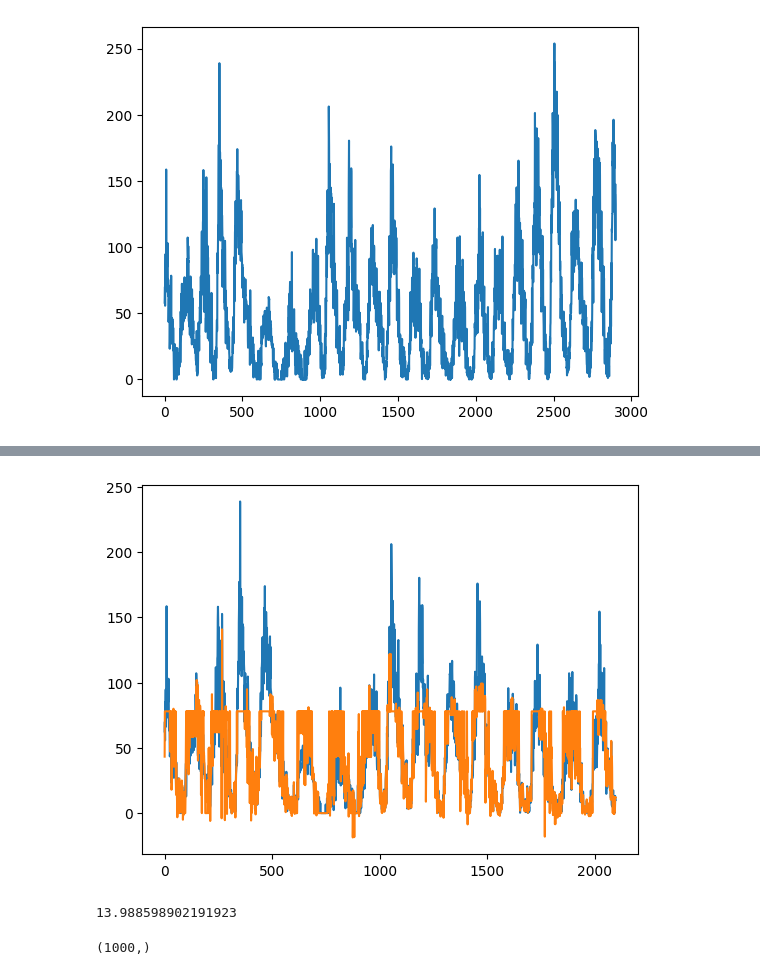
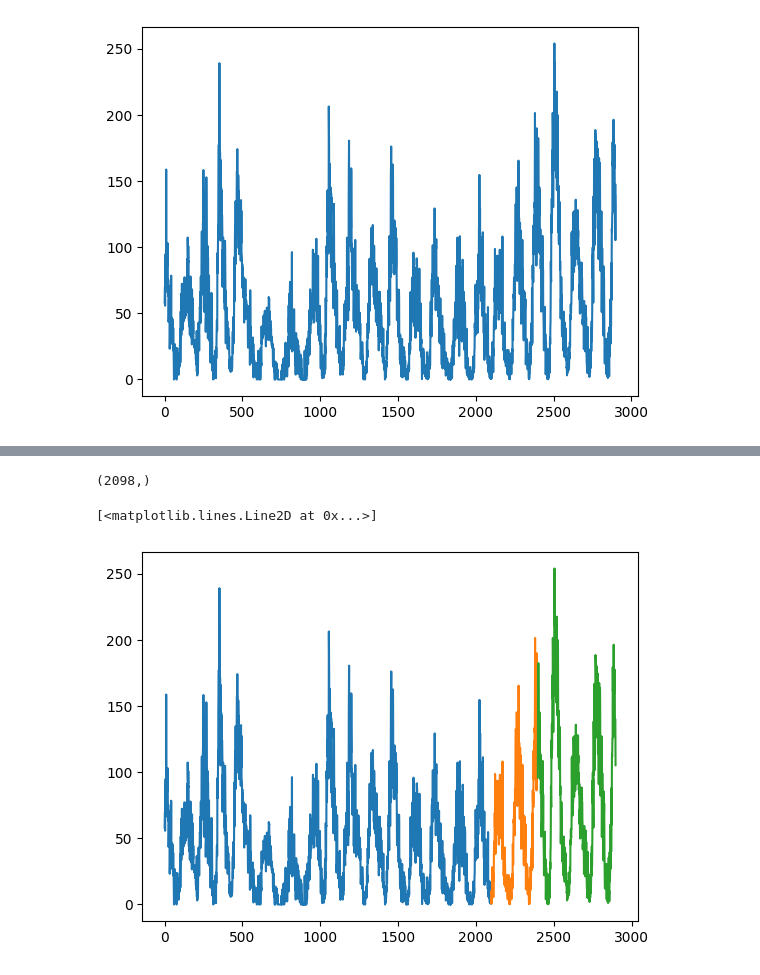
Before and after one commit to g-lago8/ComputationalNeuroScience, a Jupyter notebook: LAB1/lsm.ipynb, the cells around one changed output, grey strips where cells are left out. Saved outputs shown, nothing was run; the diff lists cells and outputs as text; code cells hidden in the pictures.

```diff
--- a/LAB1/lsm.ipynb
+++ b/LAB1/lsm.ipynb
@@ -85,16 +144,11 @@ readout = target_train @ pinv(train_states)
-# %%
-# predict training
-pred_train = readout @ train_states
-plt.plot(target_train)
-plt.plot(pred_train)
-plt.show()
-# %% [output]
-[figure, removed]
-# %%
-mean_absolute_error(pred_train, target_train)
-# %% [output]
-13.988598902191923
 # %%
-readout.shape
+input_train.shape
 # %% [output]
-(1000,)
+(2098,)
+# %%
+plt.plot(np.arange(0, len(input_train)) ,input_train)
+plt.plot(np.arange(len(input_train), len(input_train)+len(input_val)), input_val)
+plt.plot(np.arange(len(input_train)+len(input_val), len(input_train)+len(input_val)+len(input_test)), input_test)
+# %% [output]
+[<matplotlib.lines.Line2D at 0x...>]
+[figure, added]
```
Also changed, not shown: parts of 10 cells of this notebook, 2 other files.
